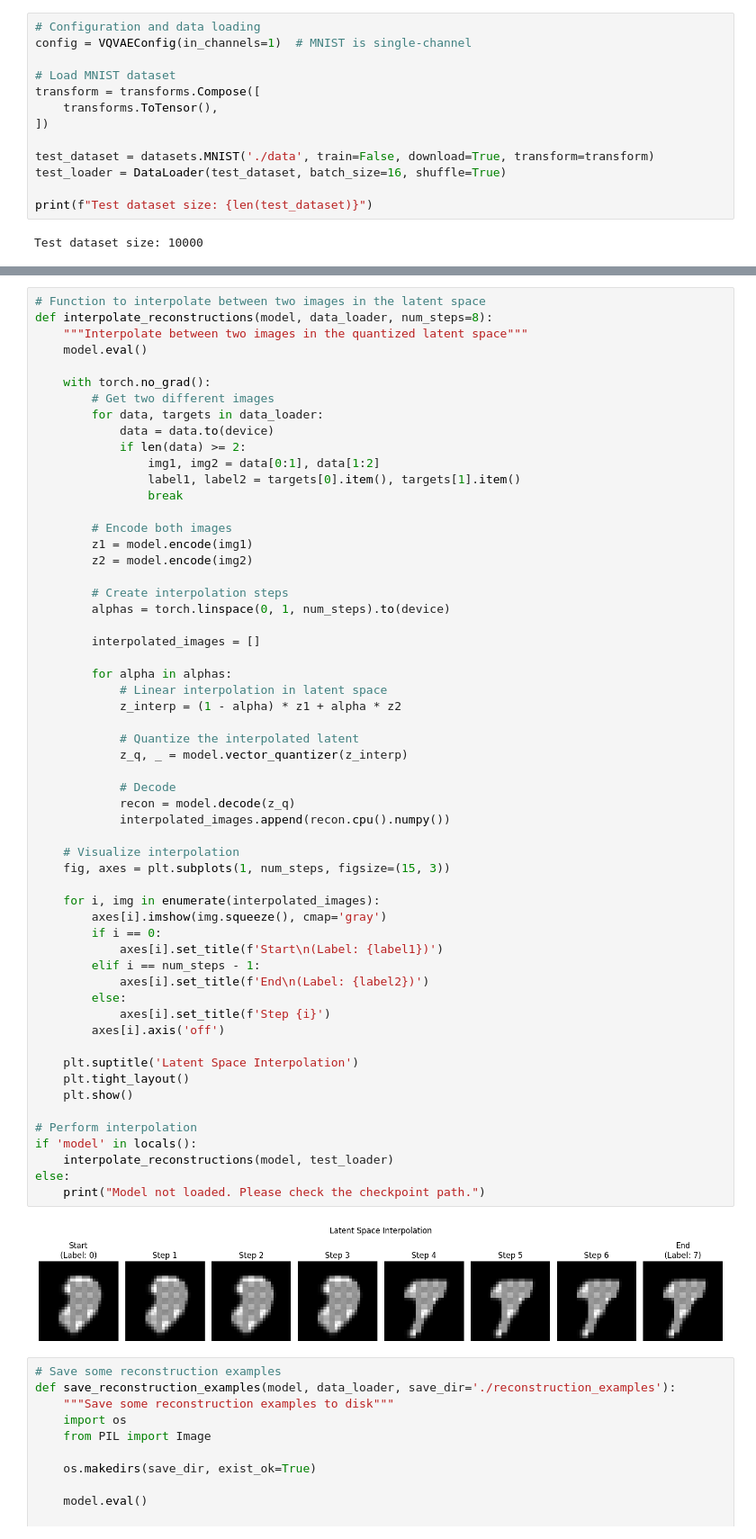
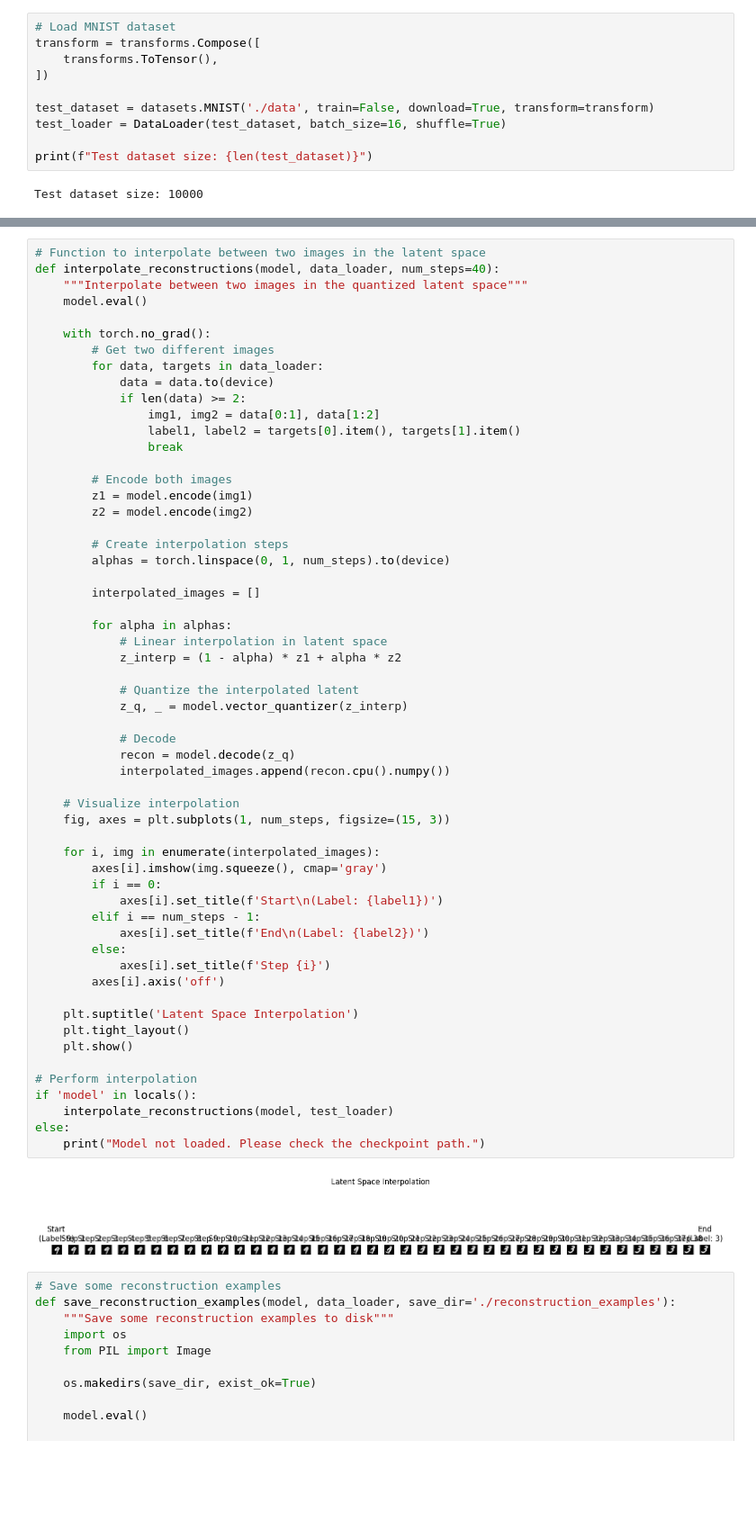
Before and after one commit to abiantorres/automating_tool_cad_representation_design, a Jupyter notebook: src/model/notebook.ipynb, the cells around one changed output, grey strips where cells are left out. Shown at 90% size. Cells and saved outputs as stored; diff of their text form; blank space fills up the shorter version.

```diff
--- a/src/model/notebook.ipynb
+++ b/src/model/notebook.ipynb
@@ -25,9 +26,6 @@ print(f"Using device: {device}")
 # %% [output]
 Using device: cuda
 # %%
-# Configuration and data loading
-config = VQVAEConfig(in_channels=1)  # MNIST is single-channel
-
 # Load MNIST dataset
 transform = transforms.Compose([
     transforms.ToTensor(),
@@ -209,6 +232,6 @@ Embedding dimension: 64
 # %%
 # Function to interpolate between two images in the latent space
-def interpolate_reconstructions(model, data_loader, num_steps=8):
+def interpolate_reconstructions(model, data_loader, num_steps=40):
     """Interpolate between two images in the quantized latent space"""
     model.eval()
 
@@ -237,34 +260,34 @@ def interpolate_reconstructions(model, data_loader, num_steps=8):
             # Quantize the interpolated latent
             z_q, _ = model.vector_quantizer(z_interp)
 
             # Decode
             recon = model.decode(z_q)
             interpolated_images.append(recon.cpu().numpy())
 
     # Visualize interpolation
     fig, axes = plt.subplots(1, num_steps, figsize=(15, 3))
 
     for i, img in enumerate(interpolated_images):
         axes[i].imshow(img.squeeze(), cmap='gray')
         if i == 0:
             axes[i].set_title(f'Start\n(Label: {label1})')
         elif i == num_steps - 1:
             axes[i].set_title(f'End\n(Label: {label2})')
         else:
             axes[i].set_title(f'Step {i}')
         axes[i].axis('off')
 
     plt.suptitle('Latent Space Interpolation')
     plt.tight_layout()
     plt.show()
 
 # Perform interpolation
 if 'model' in locals():
     interpolate_reconstructions(model, test_loader)
 else:
     print("Model not loaded. Please check the checkpoint path.")
 # %% [output]
-[figure, old version]
+[figure, new version]
 # %%
 # Save some reconstruction examples
 def save_reconstruction_examples(model, data_loader, save_dir='./reconstruction_examples'):
```
Also changed, not shown: parts of 5 cells of this notebook, 2 other files.
